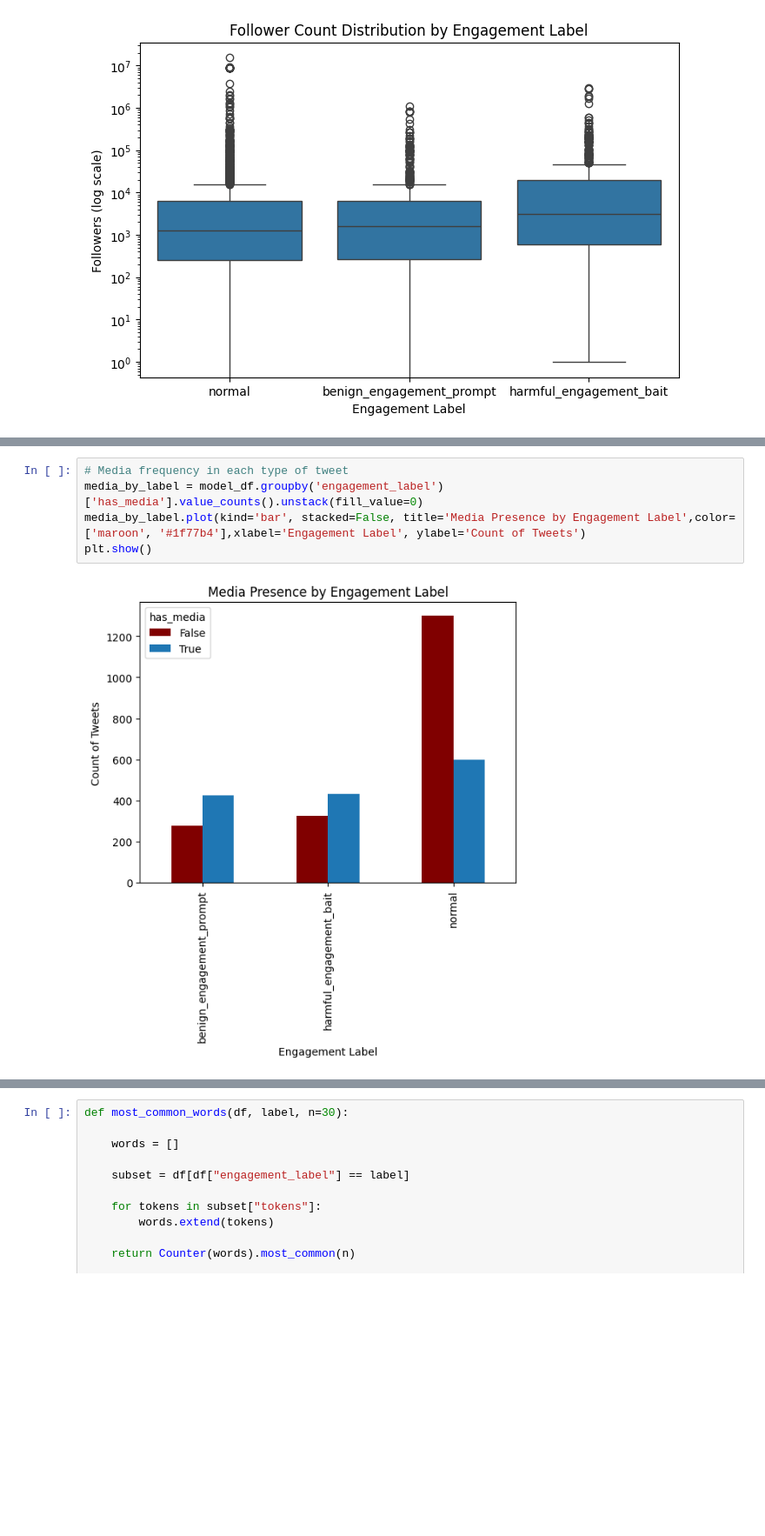
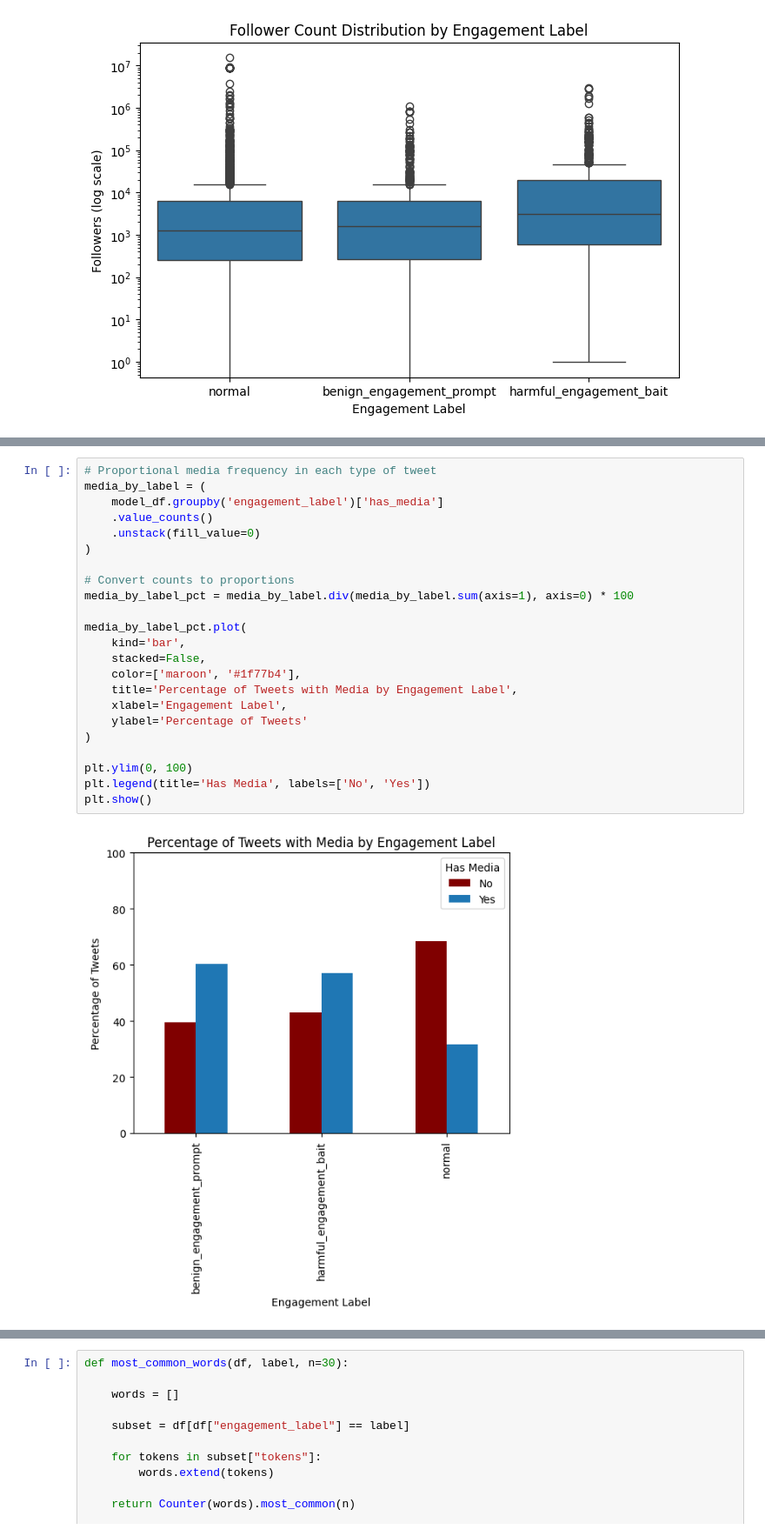
Before and after one commit to RJ-Worrall/Twitter_Engagement_Bait_Modeling, a Jupyter notebook: Twitter_Project.ipynb, the cells around one changed output, grey strips where cells are left out. Shown at 87% size. Drawn from its saved outputs; the diff is of its cells as text; blank space fills up the shorter version.

```diff
--- a/Twitter_Project.ipynb
+++ b/Twitter_Project.ipynb
@@ -1711,7 +1700,25 @@ plt.show()
 # %%
-# Media frequency in each type of tweet
-media_by_label = model_df.groupby('engagement_label')['has_media'].value_counts().unstack(fill_value=0)
-media_by_label.plot(kind='bar', stacked=False, title='Media Presence by Engagement Label',color= ['maroon', '#1f77b4'],xlabel='Engagement Label', ylabel='Count of Tweets')
+# Proportional media frequency in each type of tweet
+media_by_label = (
+    model_df.groupby('engagement_label')['has_media']
+    .value_counts()
+    .unstack(fill_value=0)
+)
+
+# Convert counts to proportions
+media_by_label_pct = media_by_label.div(media_by_label.sum(axis=1), axis=0) * 100
+
+media_by_label_pct.plot(
+    kind='bar',
+    stacked=False,
+    color=['maroon', '#1f77b4'],
+    title='Percentage of Tweets with Media by Engagement Label',
+    xlabel='Engagement Label',
+    ylabel='Percentage of Tweets'
+)
+
+plt.ylim(0, 100)
+plt.legend(title='Has Media', labels=['No', 'Yes'])
 plt.show()
 # %% [output]
-[figure, old version]
+[figure, new version]
```
Also changed, not shown: parts of 25 cells of this notebook.
